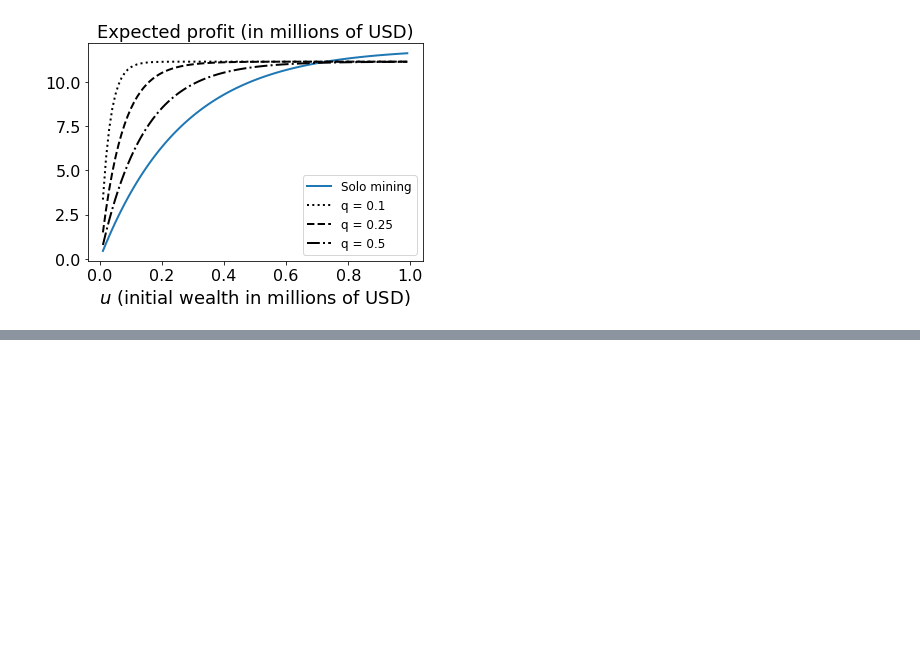
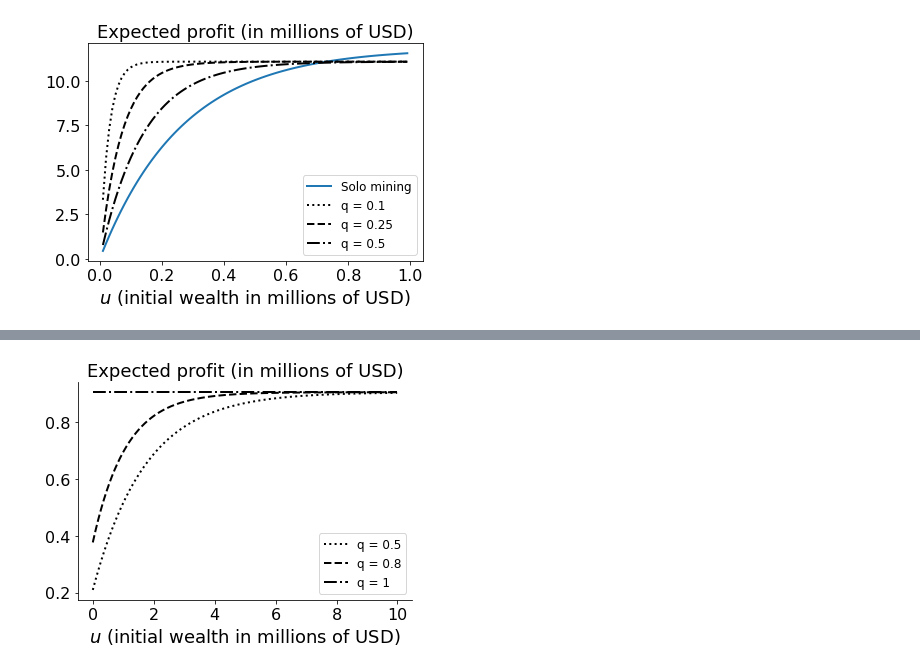
Before and after one commit to LaGauffre/BLOCKASTICS, a Jupyter notebook: Python/Lecture_3.ipynb, the cells around one changed output, grey strips where cells are left out. Saved outputs shown, nothing was run; the diff lists cells and outputs as text; code cells hidden in the pictures; blank space fills up the shorter version.

```diff
--- a/Python/Lecture_3.ipynb
+++ b/Python/Lecture_3.ipynb
@@ -396,0 +467,19 @@ The wealth of the pool manager is given
+# %%
+u, t, q, f, p, λ  = 1000000, 24*7, 1 ,0.03, 0.1, 6
+q_vec = [ 0.5, 0.8,1]
+u_vec = np.arange(0, 10000000, 10000)
+linestyles = ['dotted', 'dashed', 'dashdot']
+# V_manager = [V_pool_T(u, t, b, λ, q, f) for u in u_vec]
+# V_manager
+
+# plt.plot(u_vec *1e-6, (V_solo-u_vec)*1e-6,linewidth =2, label = "Solo mining")
+for k,q in enumerate(q_vec):
+    V_manager = [V_pool_T(u, t, b, λ*p, q, f) for u in u_vec]
+    plt.plot(u_vec*1e-6, (V_manager - u_vec)*1e-6,linewidth =2, linestyle = linestyles[k], color = "k", label = "q = "+str(q))
+plt.xlabel('$u$ (initial wealth in millions of USD)', fontsize = fontsize_axes)
+plt.title('Expected profit (in millions of USD)', fontsize = fontsize_axes)
+plt.tick_params(labelsize=fontsize_ticker)
+plt.legend(fontsize = 12)
+sns.despine()
+# %% [output]
+[figure, added]
```
Also changed, not shown: parts of 20 cells of this notebook, 6 other files.
